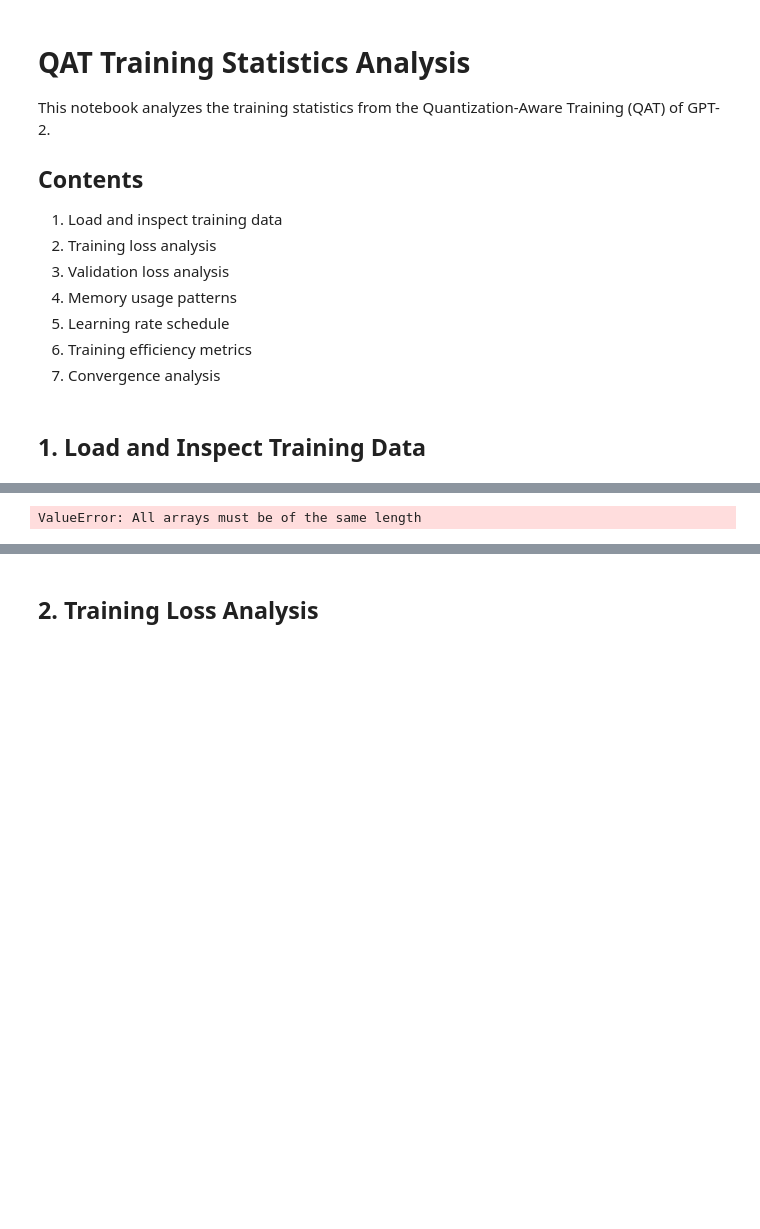
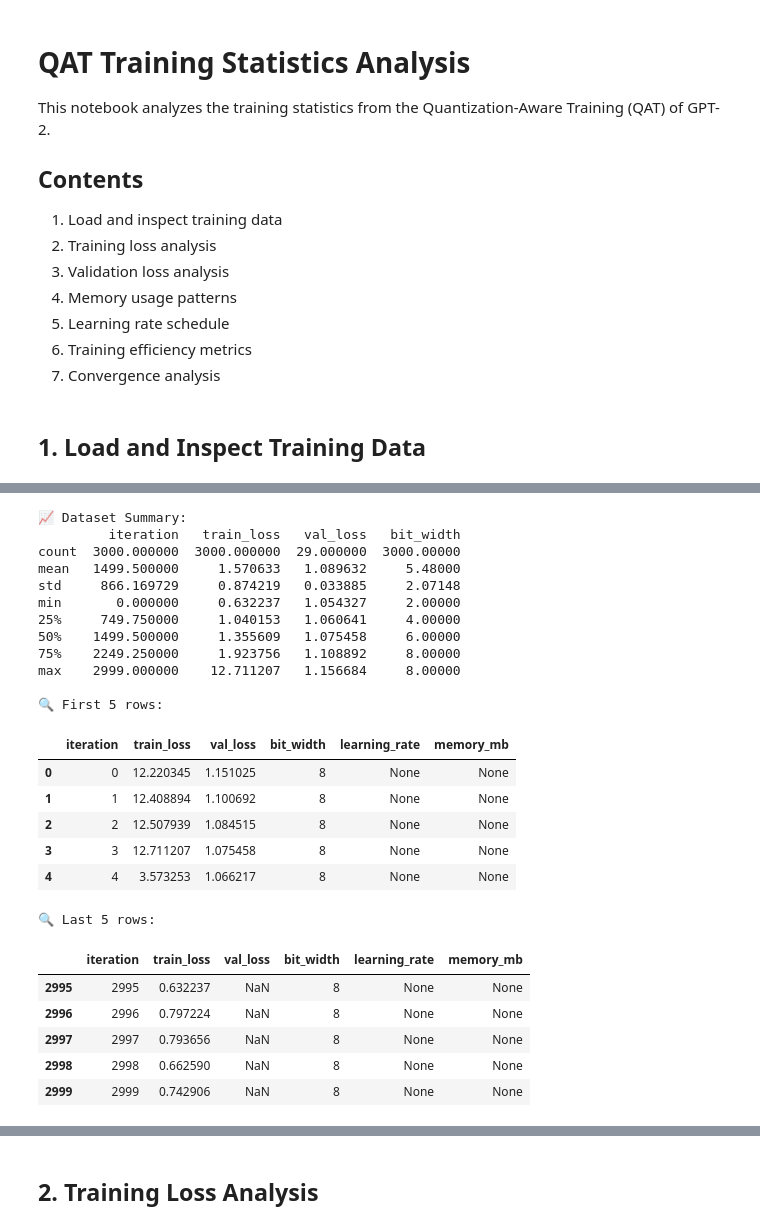
Before and after one commit to Laurence-Wu/LLM-QAT-on-gpt2, a Jupyter notebook: analyze_training_stats.ipynb, the cells around one changed output, grey strips where cells are left out. Cells and saved outputs as stored; diff of their text form; code cells hidden in the pictures; blank space fills up the shorter version.

```diff
--- a/analyze_training_stats.ipynb
+++ b/analyze_training_stats.ipynb
@@ -32,7 +32,7 @@ plt.rcParams['font.size'] = 11
 ## 1. Load and Inspect Training Data
 # %%
 # Load training statistics
-def load_training_stats(filepath='training_stats.json'):
+def load_training_stats(filepath='cpt_training_stats_20250914_211018.json'):
     # Try to find the most recent file if default doesn't exist
     import os
     import glob
@@ -84,42 +84,96 @@ if stats:
 # %%
 # Convert to DataFrame for easier analysis
 if stats:
     # Handle both old and new format
     if 'iteration_losses' in stats:
-        # New format
+        # New format - get the base length from iteration_losses
+        base_len = len(stats['iteration_losses'])
+
+        # Helper function to normalize array length
+        def normalize_array(arr, target_len, default_val=None):
+            if arr is None:
+                return [default_val] * target_len
+            arr_len = len(arr)
+            if arr_len == target_len:
+                return arr
+            elif arr_len < target_len:
+                # Pad with default value
+                return list(arr) + [default_val] * (target_len - arr_len)
+            else:
+                # Truncate to target length
+                return arr[:target_len]
+
+        # Normalize all arrays to base_len
         df = pd.DataFrame({
-            'iteration': list(range(len(stats['iteration_losses']))),
+            'iteration': list(range(base_len)),
             'train_loss': stats['iteration_losses'],
-            'val_loss': stats.get('validation_losses', [None] * len(stats['iteration_losses'])),
-            'bit_width': stats.get('bit_width_usage', [None] * len(stats['iteration_losses'])),
-            'learning_rate': stats.get('learning_rates', [None] * len(stats['iteration_losses'])),
-            'memory_mb': stats.get('memory_usage', [None] * len(stats['iteration_losses']))
+            'val_loss': normalize_array(stats.get('validation_losses'), base_len),
+            'bit_width': normalize_array(stats.get('bit_width_usage') or stats.get('bit_width_history'), base_len),
+            'learning_rate': normalize_array(stats.get('learning_rates'), base_len),
+            'memory_mb': normalize_array(stats.get('memory_usage'), base_len)
         })
     else:
         # Old format
+        base_len = len(stats.get('train_losses', []))
+
+        def normalize_array(arr, target_len, default_val=None):
+            if arr is None:
+                return [default_val] * target_len
+            arr_len = len(arr)
+            if arr_len == target_len:
+                return arr
+            elif arr_len < target_len:
+                return list(arr) + [default_val] * (target_len - arr_len)
+            else:
+                return arr[:target_len]
+
         df = pd.DataFrame({
-            'iteration': stats.get('iterations', list(range(len(stats.get('train_losses', []))))),
+            'iteration': stats.get('iterations', list(range(base_len))),
             'train_loss': stats.get('train_losses', []),
-            'val_loss': stats.get('val_losses', [None] * len(stats.get('train_losses', []))),
-            'bit_width': stats.get('bit_width_history', [None] * len(stats.get('train_losses', []))),
-            'learning_rate': stats.get('learning_rates', [None] * len(stats.get('train_losses', []))),
-            'memory_mb': stats.get('memory_usage', [None] * len(stats.get('train_losses', [])))
+            'val_loss': normalize_array(stats.get('val_losses'), base_len),
+            'bit_width': normalize_array(stats.get('bit_width_history'), base_len),
+            'learning_rate': normalize_array(stats.get('learning_rates'), base_len),
+            'memory_mb': normalize_array(stats.get('memory_usage'), base_len)
         })
 
     # Display basic statistics
     print("\n📈 Dataset Summary:")
     print(df.describe())
 
     print("\n🔍 First 5 rows:")
     display(df.head())
 
     print("\n🔍 Last 5 rows:")
     display(df.tail())
 
     # Show best iteration info if available
     if 'best_val_loss' in stats and 'best_iteration' in stats:
         print(f"\n🏆 Best Performance:")
         print(f"  - Best validation loss: {stats['best_val_loss']:.4f}")
         print(f"  - Achieved at iteration: {stats['best_iteration']}")
 # %% [output]
-ValueError: All arrays must be of the same length
+📈 Dataset Summary:
+         iteration   train_loss   val_loss   bit_width
+count  3000.000000  3000.000000  29.000000  3000.00000
+mean   1499.500000     1.570633   1.089632     5.48000
+std     866.169729     0.874219   0.033885     2.07148
+min       0.000000     0.632237   1.054327     2.00000
+25%     749.750000     1.040153   1.060641     4.00000
+50%    1499.500000     1.355609   1.075458     6.00000
+75%    2249.250000     1.923756   1.108892     8.00000
+max    2999.000000    12.711207   1.156684     8.00000
+
+🔍 First 5 rows:
+|  | iteration | train_loss | val_loss | bit_width | learning_rate | memory_mb |
+| 0 | 0 | 12.220345 | 1.151025 | 8 | None | None |
+| 1 | 1 | 12.408894 | 1.100692 | 8 | None | None |
+| 2 | 2 | 12.507939 | 1.084515 | 8 | None | None |
+| 3 | 3 | 12.711207 | 1.075458 | 8 | None | None |
+| 4 | 4 | 3.573253 | 1.066217 | 8 | None | None |
+🔍 Last 5 rows:
+|  | iteration | train_loss | val_loss | bit_width | learning_rate | memory_mb |
+| 2995 | 2995 | 0.632237 | NaN | 8 | None | None |
+| 2996 | 2996 | 0.797224 | NaN | 8 | None | None |
+| 2997 | 2997 | 0.793656 | NaN | 8 | None | None |
+| 2998 | 2998 | 0.662590 | NaN | 8 | None | None |
+| 2999 | 2999 | 0.742906 | NaN | 8 | None | None |
```
Also changed, not shown: parts of 11 cells of this notebook, 5 other files.
